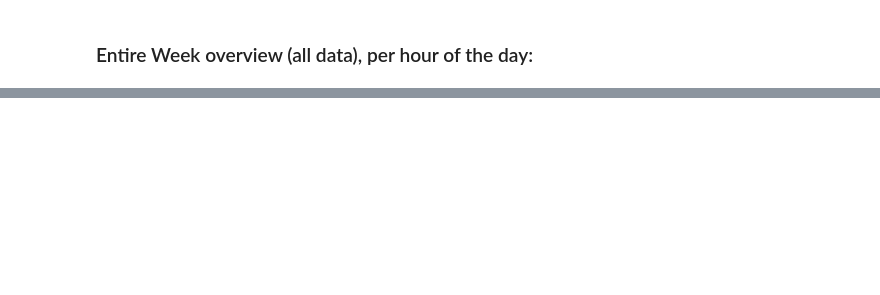
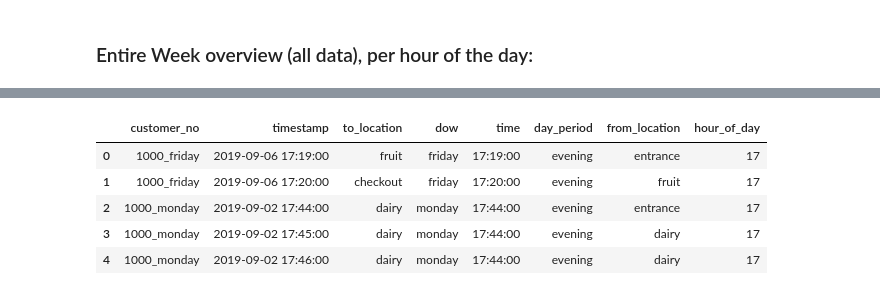
Before and after one commit to mahernadar/Mado, a Jupyter notebook: notebooks/supermarket_eda.ipynb, the cells around one changed output, grey strips where cells are left out. Saved outputs shown, nothing was run; the diff lists cells and outputs as text; code cells hidden in the pictures; blank space fills up the shorter version.

```diff
--- a/notebooks/supermarket_eda.ipynb
+++ b/notebooks/supermarket_eda.ipynb
@@ -236,0 +330,9 @@ fig.show()
+# %%
+df_all_days.head()
+# %% [output]
+|  | customer_no | timestamp | to_location | dow | time | day_period | from_location | hour_of_day |
+| 0 | 1000_friday | 2019-09-06 17:19:00 | fruit | friday | 17:19:00 | evening | entrance | 17 |
+| 1 | 1000_friday | 2019-09-06 17:20:00 | checkout | friday | 17:20:00 | evening | fruit | 17 |
+| 2 | 1000_monday | 2019-09-02 17:44:00 | dairy | monday | 17:44:00 | evening | entrance | 17 |
+| 3 | 1000_monday | 2019-09-02 17:45:00 | dairy | monday | 17:44:00 | evening | dairy | 17 |
+| 4 | 1000_monday | 2019-09-02 17:46:00 | dairy | monday | 17:44:00 | evening | dairy | 17 |
```
Also changed, not shown: parts of 12 cells of this notebook.
